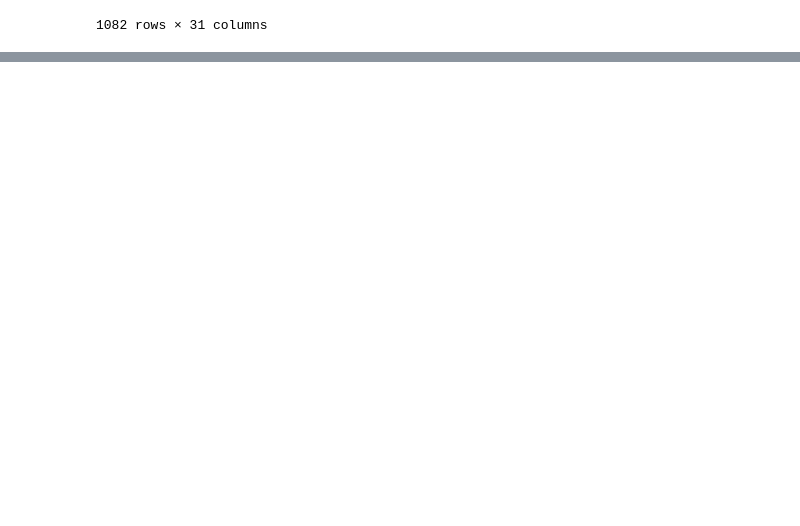
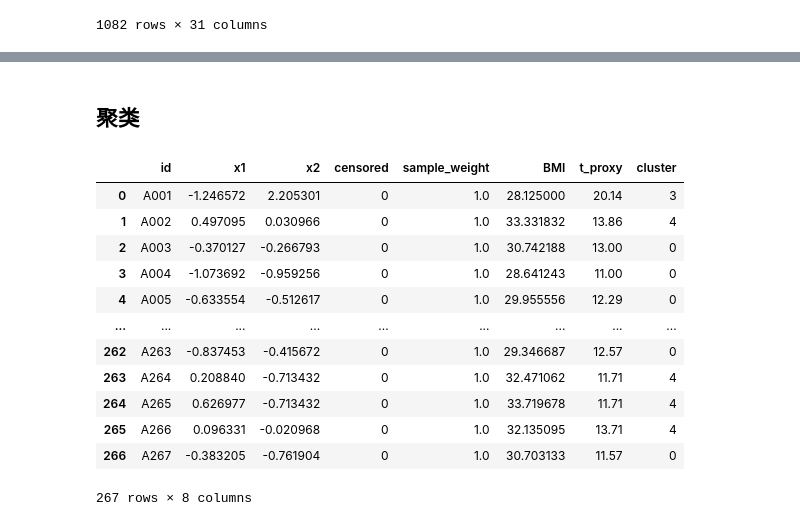
Before and after one commit to George-Zheng-1013/prenatal-testing, a Jupyter notebook: Q2/数据预处理.ipynb, the cells around one changed output, grey strips where cells are left out. Saved outputs shown, nothing was run; the diff lists cells and outputs as text; code cells hidden in the pictures; blank space fills up the shorter version.

```diff
--- a/Q2/数据预处理.ipynb
+++ b/Q2/数据预处理.ipynb
@@ -22,0 +23,3 @@ data
+# %%
+data=data[['孕妇代码','检测孕周','孕妇BMI','Y染色体浓度']]
+data
@@ -22,0 +40,3 @@ data
+# %%
+data=data[(data['检测孕周']>=10) & (data['检测孕周']<26)]
+data.describe()
@@ -22,0 +167,29 @@ data
+# %% [markdown]
+## 聚类
+# %%
+from sklearn.cluster import KMeans
+
+k = 5  # 自行设定
+X = features[["x1", "x2"]].to_numpy()
+w = features["sample_weight"].to_numpy()
+
+km = KMeans(n_clusters=k, random_state=42, n_init=10)
+labels = km.fit_predict(X, sample_weight=w)
+
+features_km = features.copy()
+features_km["cluster"] = labels
+features_km
+# %% [output]
+|  | id | x1 | x2 | censored | sample_weight | BMI | t_proxy | cluster |
+| 0 | A001 | -1.246572 | 2.205301 | 0 | 1.0 | 28.125000 | 20.14 | 3 |
+| 1 | A002 | 0.497095 | 0.030966 | 0 | 1.0 | 33.331832 | 13.86 | 4 |
+| 2 | A003 | -0.370127 | -0.266793 | 0 | 1.0 | 30.742188 | 13.00 | 0 |
+| 3 | A004 | -1.073692 | -0.959256 | 0 | 1.0 | 28.641243 | 11.00 | 0 |
+| 4 | A005 | -0.633554 | -0.512617 | 0 | 1.0 | 29.955556 | 12.29 | 0 |
+| ... | ... | ... | ... | ... | ... | ... | ... | ... |
+| 262 | A263 | -0.837453 | -0.415672 | 0 | 1.0 | 29.346687 | 12.57 | 0 |
+| 263 | A264 | 0.208840 | -0.713432 | 0 | 1.0 | 32.471062 | 11.71 | 4 |
+| 264 | A265 | 0.626977 | -0.713432 | 0 | 1.0 | 33.719678 | 11.71 | 4 |
+| 265 | A266 | 0.096331 | -0.020968 | 0 | 1.0 | 32.135095 | 13.71 | 4 |
+| 266 | A267 | -0.383205 | -0.761904 | 0 | 1.0 | 30.703133 | 11.57 | 0 |
+267 rows × 8 columns
```
Also changed, not shown: parts of 10 cells of this notebook, 19 other files.
